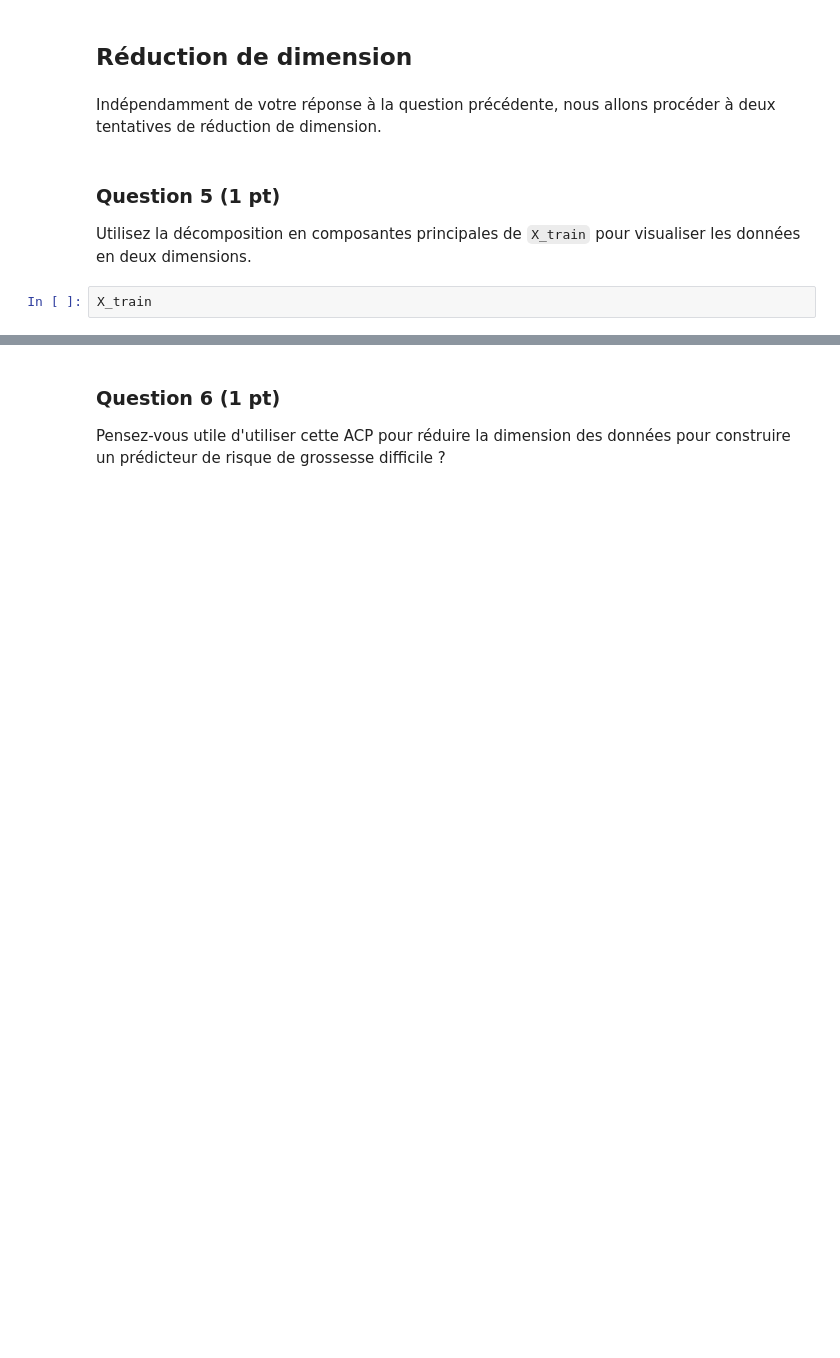
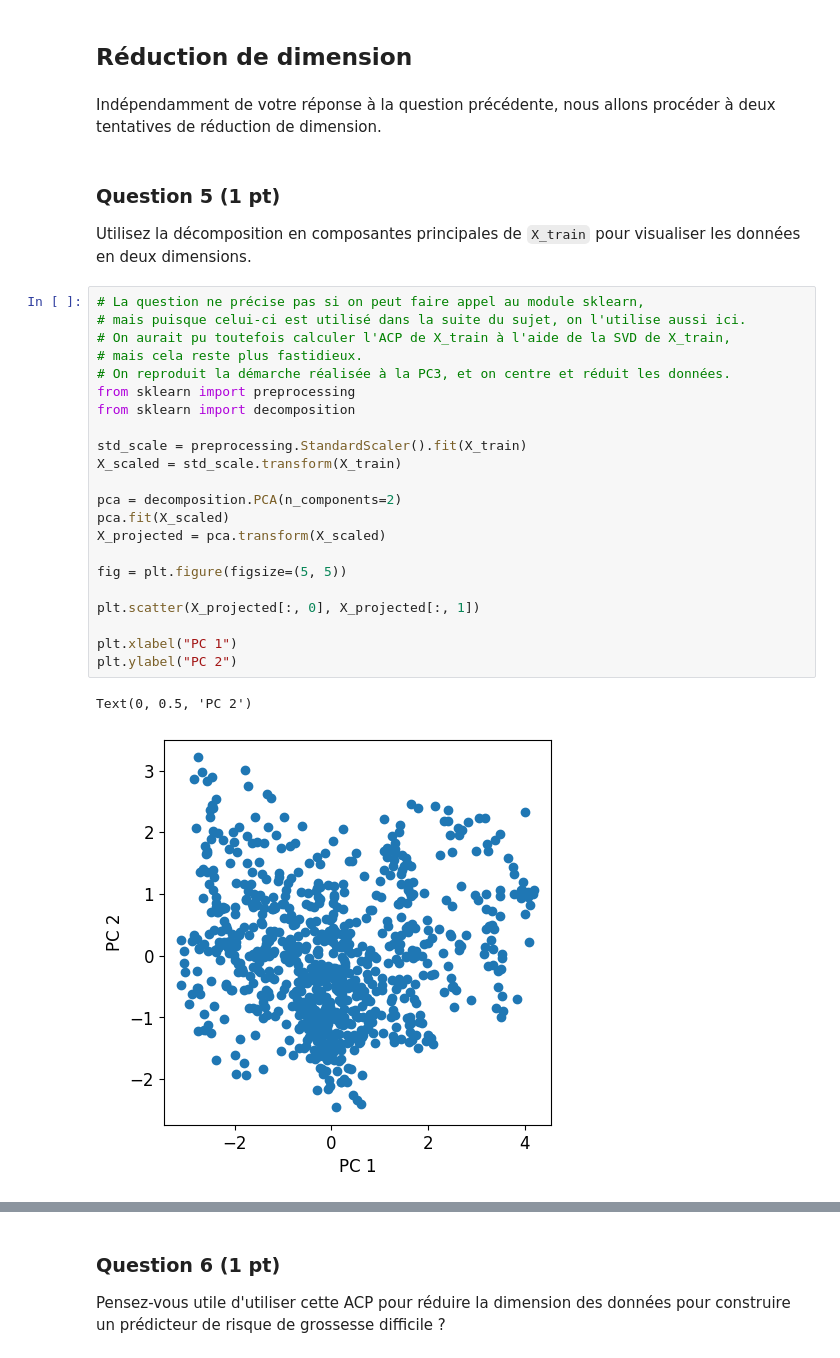
Before and after one commit to comemazelier/projet-sdd, a Jupyter notebook: Projet.ipynb, the cells around one changed output, grey strips where cells are left out. Saved outputs shown, nothing was run; the diff lists cells and outputs as text; blank space fills up the shorter version.

```diff
--- a/Projet.ipynb
+++ b/Projet.ipynb
@@ -130,4 +130,27 @@ Indépendamment de votre réponse à la question précédente, nous allons proc
 ### Question 5 (1 pt)
 Utilisez la décomposition en composantes principales de `X_train` pour visualiser les données en deux dimensions.
 # %%
-X_train
+# La question ne précise pas si on peut faire appel au module sklearn,
+# mais puisque celui-ci est utilisé dans la suite du sujet, on l'utilise aussi ici.
+# On aurait pu toutefois calculer l'ACP de X_train à l'aide de la SVD de X_train,
+# mais cela reste plus fastidieux.
+# On reproduit la démarche réalisée à la PC3, et on centre et réduit les données.
+from sklearn import preprocessing
+from sklearn import decomposition
+
+std_scale = preprocessing.StandardScaler().fit(X_train)
+X_scaled = std_scale.transform(X_train)
+
+pca = decomposition.PCA(n_components=2)
+pca.fit(X_scaled)
+X_projected = pca.transform(X_scaled)
+
+fig = plt.figure(figsize=(5, 5))
+
+plt.scatter(X_projected[:, 0], X_projected[:, 1])
+
+plt.xlabel("PC 1")
+plt.ylabel("PC 2")
+# %% [output]
+Text(0, 0.5, 'PC 2')
+[figure, added]
```
Also changed, not shown: parts of 4 cells of this notebook.
